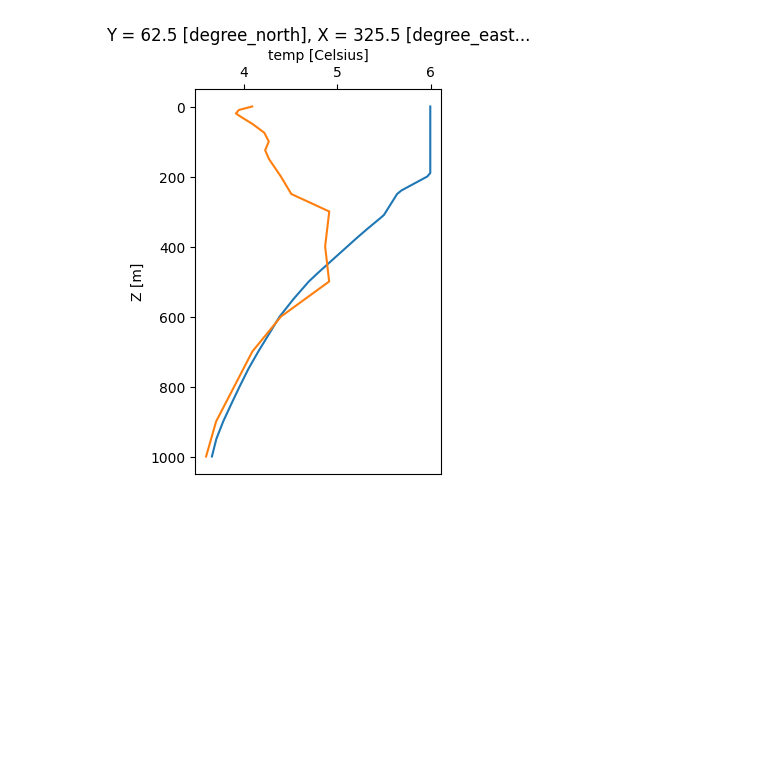
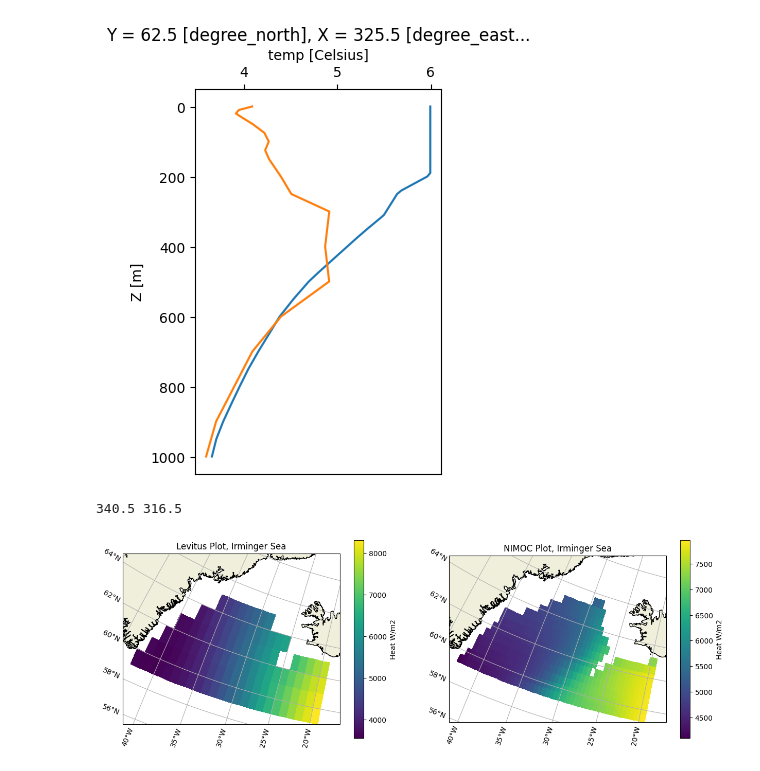
Before and after one commit to JRethemeier/Thermohaline-Circulation, a Jupyter notebook: Assignment2/Assignment2.ipynb, the cells around one changed output. Saved outputs shown, nothing was run; the diff lists cells and outputs as text; code cells hidden in the pictures; blank space fills up the shorter version.

Commit message:
heat maps with integration

```diff
--- a/Assignment2/Assignment2.ipynb
+++ b/Assignment2/Assignment2.ipynb
@@ -280,3 +280,43 @@ ax.xaxis.tick_top()
 # Make more pretty if submitting
 # %% [output]
 [figure]
+# %%
+# Exercise 2.a.3.a
+
+latitude1 = 59.5
+latitude2 = 65.5
+longitude1 = 19.5
+longitude2 = 43.5
+
+def w_to_e(west):
+    return 360-west
+
+long1 = w_to_e(longitude1)
+long2 = w_to_e(longitude2)
+print(long1, long2)
+
+irminger_levitus = levitus.sel(T=0.5, Y=slice(latitude1, latitude2), X=slice(long2, long1)).integrate(coord="Z").temp.T
+
+lat1 = np.where(isopycnal.LATITUDE.values == latitude1)[0][0]
+lat2 = np.where(isopycnal.LATITUDE.values == latitude2)[0][0]
+lon1 = np.where(isopycnal.LONGITUDE.values == long2)[0][0]
+lon2 = np.where(isopycnal.LONGITUDE.values == long1)[0][0]
+pressure_max = np.where(isopycnal.PRESSURE.values == 1000)[0][0]
+
+irminger_isopycnal = isopycnal.set_coords(names=["LATITUDE", "LONGITUDE", "PRESSURE"])
+irminger_isopycnal = irminger_isopycnal.isel(PRES=slice(0, pressure_max+1), LAT=slice(lat1, lat2+1), LONG=slice(lon1, lon2+1)).integrate(coord="PRESSURE").POTENTIAL_TEMPERATURE
+# The plus one adjustment is to make lat/lon boundaries match because we're working with double resolution data
+
+fig = plt.figure(figsize=(15, 5))
+ax = fig.add_subplot(121, projection=ccrs.Stereographic())
+basemap(ax)
+irminger_levitus.plot(ax=ax, transform=PlateCarree(), cbar_kwargs={'label': "Heat W/m2"})
+ax.set_title("Levitus Plot, Irminger Sea")
+ax2 = fig.add_subplot(122, projection=ccrs.Stereographic())
+basemap(ax2)
+irminger_isopycnal.plot(ax=ax2, x="LONGITUDE", y="LATITUDE", transform=PlateCarree(), cbar_kwargs={'label': "Heat W/m2"})
+ax2.set_title("NIMOC Plot, Irminger Sea")
+plt.show()
+# %% [output]
+340.5 316.5
+[figure, added]
```
Also changed, not shown: parts of 1 cell of this notebook.
